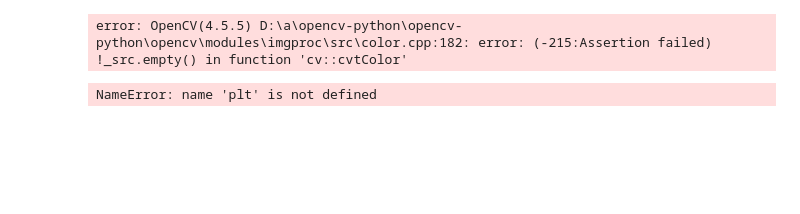
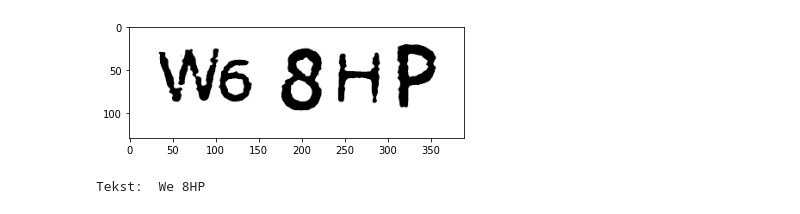
Before and after one commit to nataliakrawczyk/z_programowanie, a Jupyter notebook: lab_9_zad_1.ipynb, the cells around one changed output. Cells and saved outputs as stored; diff of their text form; code cells hidden in the pictures; blank space fills up the shorter version.

```diff
--- a/lab_9_zad_1.ipynb
+++ b/lab_9_zad_1.ipynb
@@ -6,2 +4,0 @@ cv2.samples.addSamplesDataSearchPath
-# %%
-img = cv2.imread(cv2.samples.findFile('starry_night.jpg'))
@@ -16,11 +5,16 @@ AttributeError: 'NoneType' object has no attribute 'shape'
-# %%
-cv2.imshow('image', img)
-cv2.waitKey(0)
-cv2.destroyAllWindows()
-# %% [output]
-error: OpenCV(4.5.5) D:\a\opencv-python\opencv-python\opencv\modules\imgproc\src\color.cpp:182: error: (-215:Assertion failed) !_src.empty() in function 'cv::cvtColor'
-# %%
-plt.imshow(img)
-plt.show()
-# %% [output]
-NameError: name 'plt' is not defined
+# %%
+pytesseract.pytesseract.tesseract_cmd = r'C:\Program Files\Tesseract-OCR\tesseract'
+# %%
+def readFromImage (url: str):
+    img = cv.imread(url)
+    text = pytesseract.image_to_string(img, lang = 'eng')
+    plt.imshow(img)
+    plt.show()
+    print('Tekst: ', text)
+# %%
+img = 'img_1.png'
+# %%
+readFromImage(img)
+# %% [output]
+[figure, added]
+Tekst:  We 8HP
```
Also changed, not shown: parts of 14 cells of this notebook.
